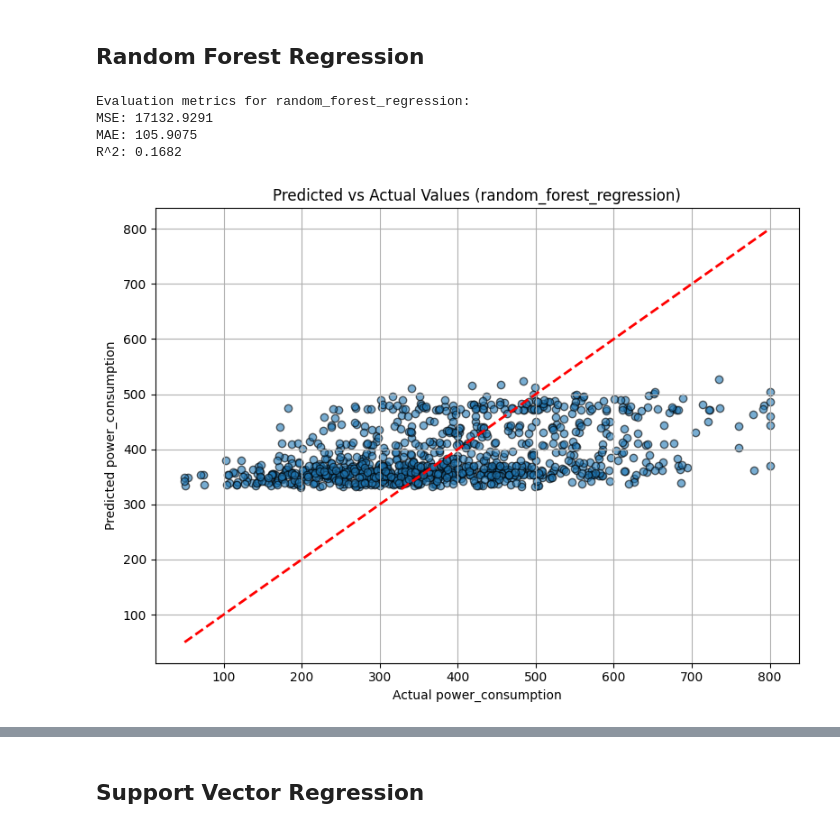
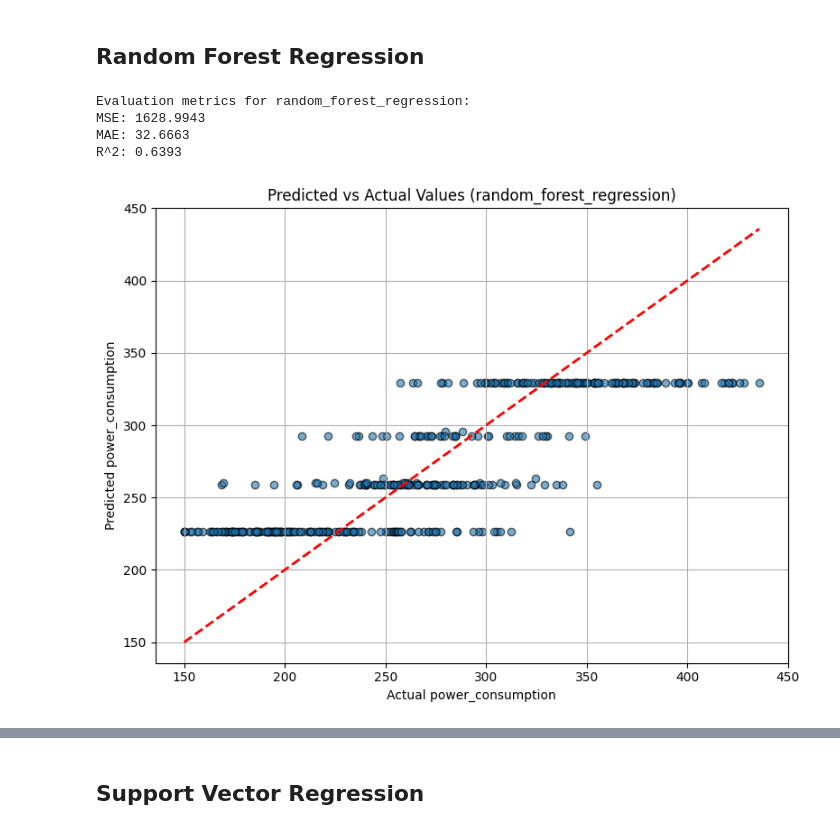
Before and after one commit to MuhammadAhmadMirza/BNA26-ML, a Jupyter notebook: src/models.ipynb, the cells around one changed output, grey strips where cells are left out. Saved outputs shown, nothing was run; the diff lists cells and outputs as text; code cells hidden in the pictures.

```diff
--- a/src/models.ipynb
+++ b/src/models.ipynb
@@ -128,25 +155,33 @@ MODEL_DIR = "../models"
 model_name = "polynomial_regression"
 MODEL_PATH = os.path.join(MODEL_DIR, model_name + ".joblib")
 
-# Hyperparameters
-degree = 2              # Polynomial degree for feature expansion
-include_bias = False    # Whether to include bias term in polynomial features
+# TODO Hyperparameters
+degree = 1              # experiment with different degrees, linear=1, quadratic=2, cubic=3 ...
+include_bias = False    # bias means that the model can have a non-zero y-intercept
+
+X_train_model = X_train[feature_columns]
+X_test_model = X_test[feature_columns]
 
 hyperparameters = {
     "degree": degree,
     "include_bias": include_bias,
+    "fit_intercept": False,
+    "features_used": feature_columns,
 }
 
 # Training model
-model = make_pipeline(PolynomialFeatures(degree, include_bias=include_bias), LinearRegression())
-model.fit(X_train, y_train)
+model = make_pipeline(
+    PolynomialFeatures(degree, include_bias=include_bias),
+    LinearRegression(fit_intercept=False)  # TODO no intercept means always passing through origin, is that good or bad?
+)
+model.fit(X_train_model, y_train)
 
 # Saving model
 os.makedirs(MODEL_DIR, exist_ok=True)
 joblib.dump(model, MODEL_PATH)
 
 # Evaluate and plot
-predictions = evaluate_model(model_name, hyperparameters, feature_columns)
+predictions = evaluate_model(model_name, hyperparameters)
 plot_predictions(y_test, predictions, model_name)
 # %% [output]
 Evaluation metrics for polynomial_regression:
@@ -161,46 +196,50 @@ R^2: 0.1962
 model_name = "random_forest_regression"
 MODEL_PATH = os.path.join(MODEL_DIR, model_name + ".joblib")
 
-# Hyperparameters
-n_estimators = 10       # Number of trees in the forest
-max_depth = 3           # Maximum depth of each tree
-min_samples_split = 50  # Minimum samples required to split a node
-min_samples_leaf = 20   # Minimum samples required at each leaf node
-max_features = 0.3      # Number of features to consider for best split
-random_state = 42       # Random seed for reproducibility
+# TODO Hyperparameters (SUBOPTIMAL - extremely constrained, almost useless)
+n_estimators = 3        # number of trees in the forest, is 3 too much or too less for a dataset with many features??
+max_depth = 1           # how many levels each tree can have, more equals more complex training
+min_samples_split = 100 # How many values are needed to split a tree, isn't 100 too high for a dataset with 2000 records??
+min_samples_leaf = 50   # minimum number of samples required to be at a leaf node, too high i think
+max_features = 0.2      # how many features to consider for split, try sqrt
+random_state = 42       # Random seed for reproducibility, doesn't matter much here
+
+X_train_model = X_train[feature_columns]
+X_test_model = X_test[feature_columns]
 
 hyperparameters = {
     "n_estimators": n_estimators,
     "max_depth": max_depth,
     "min_samples_split": min_samples_split,
     "min_samples_leaf": min_samples_leaf,
     "max_features": max_features,
     "random_state": random_state,
     "n_jobs": -1,
+    "features_used": feature_columns,
 }
 
 # Training model
 model = RandomForestRegressor(
     n_estimators=n_estimators,
     max_depth=max_depth,
     min_samples_split=min_samples_split,
     min_samples_leaf=min_samples_leaf,
     max_features=max_features,
     random_state=random_state,
     n_jobs=-1,
 )
-model.fit(X_train, y_train)
+model.fit(X_train_model, y_train)
 
 # Saving model
 os.makedirs(MODEL_DIR, exist_ok=True)
 joblib.dump(model, MODEL_PATH)
 
 # Evaluate and plot
-predictions = evaluate_model(model_name, hyperparameters, feature_columns)
+predictions = evaluate_model(model_name, hyperparameters)
 plot_predictions(y_test, predictions, model_name)
 # %% [output]
 Evaluation metrics for random_forest_regression:
-MSE: 17132.9291
-MAE: 105.9075
-R^2: 0.1682
+MSE: 1628.9943
+MAE: 32.6663
+R^2: 0.6393
-[figure, old version]
+[figure, new version]
```
Also changed, not shown: parts of 9 cells of this notebook.
